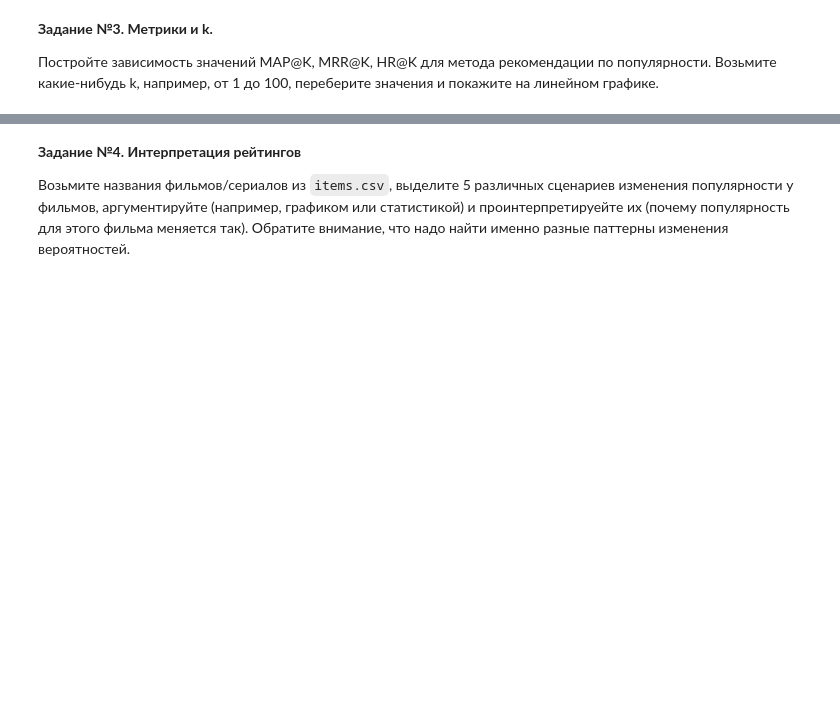
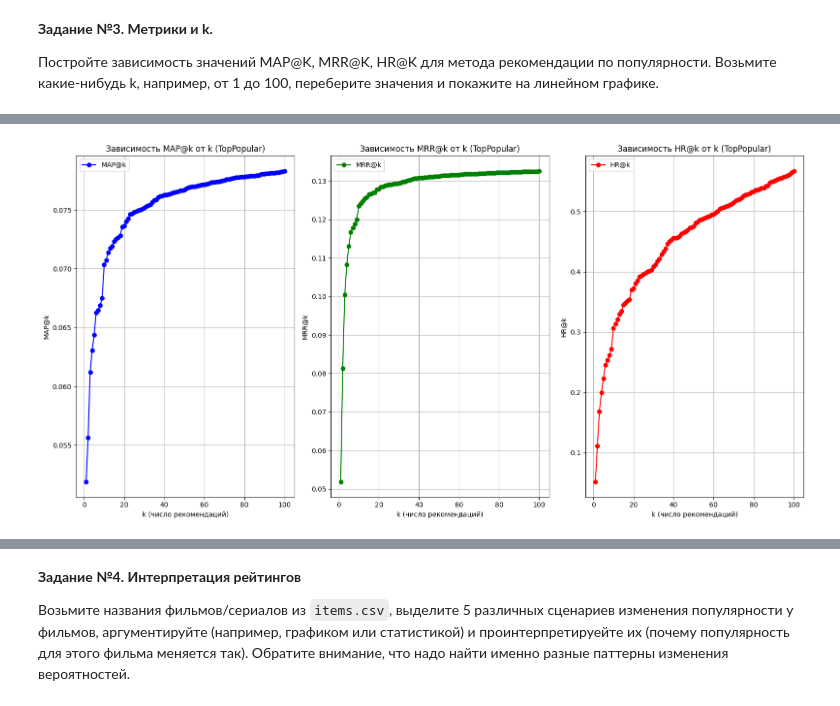
Before and after one commit to sergeiperel/RecSys, a Jupyter notebook: hw1/HSE_RecSys_HW1.ipynb, the cells around one changed output, grey strips where cells are left out. Cells and saved outputs as stored; diff of their text form; code cells hidden in the pictures; blank space fills up the shorter version.

```diff
--- a/hw1/HSE_RecSys_HW1.ipynb
+++ b/hw1/HSE_RecSys_HW1.ipynb
@@ -310,4 +419,17 @@ class TopPopularWeighted(TopPopular):
 # %%
 joined['toppopular_recs'] = toppop.predict(joined, topn=100)
 # %%
-# your code here
+%%time
+
+toppop = TopPopular()
+toppop.fit(joined)
+map_metrics, mrr_metrics, hr_metrics = [], [], []
+
+for k in range(1, 101):
+
+    joined['toppopular_recs'] = toppop.predict(joined, topn=k)
+
+    metrics = evaluate_recommender(joined, model_preds='toppopular_recs')
+    map_metrics.append(metrics['map'])
+    mrr_metrics.append(metrics['mrr'])
+    hr_metrics.append(metrics['hr'])
@@ -314,3 +439,32 @@ joined['toppopular_recs'] = toppop.predict(joined, topn=100)
+# %%
+fig, axs = plt.subplots(1, 3, figsize=(16, 8))
+x = np.arange(1, 101, 1)
+
+axs[0].plot(x, map_metrics, color='b', marker='o', linestyle='-', label='MAP@k')
+axs[0].set_title('Зависимость MAP@k от k (TopPopular)')
+axs[0].set_xlabel('k (число рекомендаций)')
+axs[0].set_ylabel('MAP@k')
+axs[0].legend()
+axs[0].grid()
+
+axs[1].plot(x, mrr_metrics, color='g', marker='o', linestyle='-', label='MRR@k')
+axs[1].set_title('Зависимость MRR@k от k (TopPopular)')
+axs[1].set_xlabel('k (число рекомендаций)')
+axs[1].set_ylabel('MRR@k')
+axs[1].legend()
+axs[1].grid()
+
+axs[2].plot(x, hr_metrics, color='r', marker='o', linestyle='-', label='HR@k')
+axs[2].set_title('Зависимость HR@k от k (TopPopular)')
+axs[2].set_xlabel('k (число рекомендаций)')
+axs[2].set_ylabel('HR@k')
+axs[2].legend()
+axs[2].grid()
+
+plt.tight_layout()
+plt.show()
+# %% [output]
+[figure, added]
 # %% [markdown]
 Хорошенько подумайте и ответьте на вопросы ниже.
 
```
Also changed, not shown: parts of 58 cells of this notebook.
